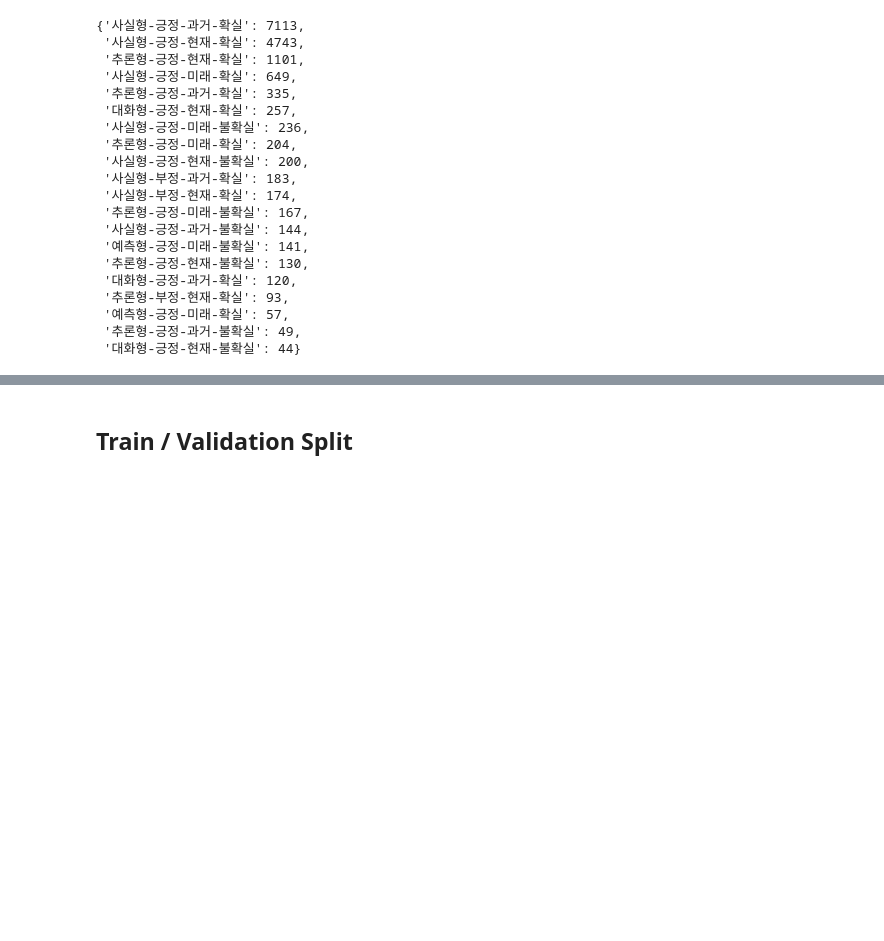
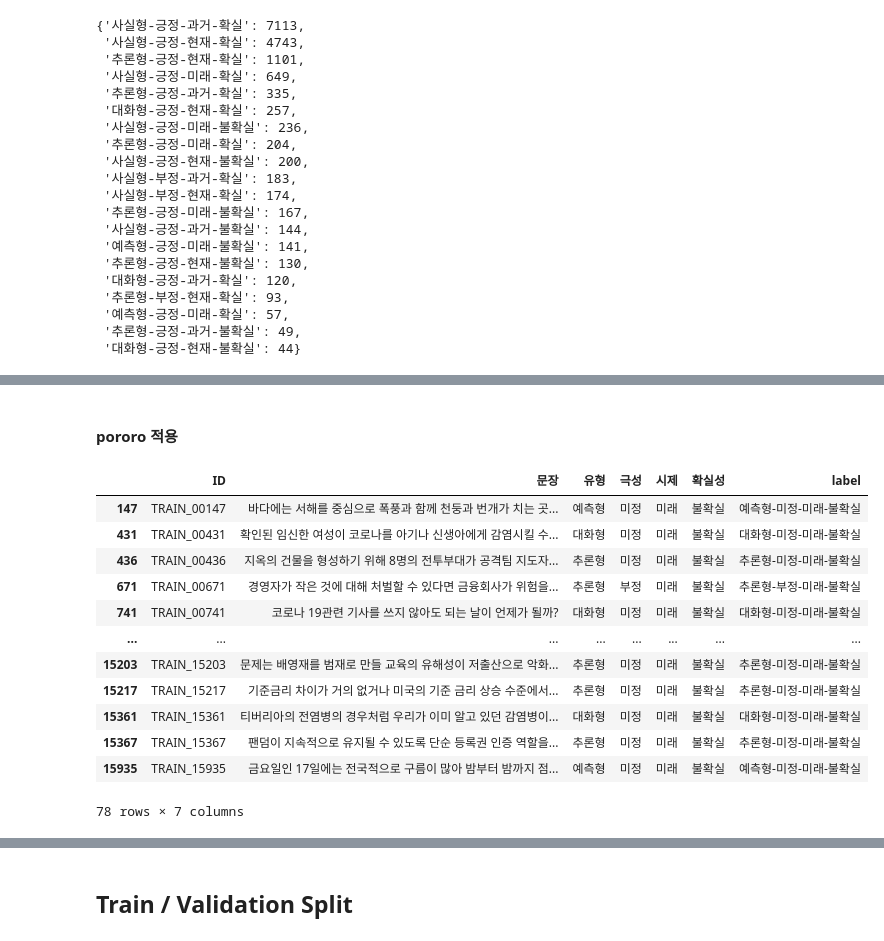
Before and after one commit to seul1230/2022_likelion, a Jupyter notebook: [NLP] sentence_category/seul_sentence_category.ipynb, the cells around one changed output, grey strips where cells are left out. Saved outputs shown, nothing was run; the diff lists cells and outputs as text; code cells hidden in the pictures; blank space fills up the shorter version.

```diff
--- a/[NLP] sentence_category/seul_sentence_category.ipynb
+++ b/[NLP] sentence_category/seul_sentence_category.ipynb
@@ -194,0 +275,2 @@ sns.barplot(y = list(counter.keys()), x = list(counter.values()));
+# %% [markdown]
+#### pororo 적용
@@ -194,0 +297,16 @@ sns.barplot(y = list(counter.keys()), x = list(counter.values()));
+# %%
+pororo_up
+# %% [output]
+|  | ID | 문장 | 유형 | 극성 | 시제 | 확실성 | label |
+| 147 | TRAIN_00147 | 바다에는 서해를 중심으로 폭풍과 함께 천둥과 번개가 치는 곳... | 예측형 | 미정 | 미래 | 불확실 | 예측형-미정-미래-불확실 |
+| 431 | TRAIN_00431 | 확인된 임신한 여성이 코로나를 아기나 신생아에게 감염시킬 수... | 대화형 | 미정 | 미래 | 불확실 | 대화형-미정-미래-불확실 |
+| 436 | TRAIN_00436 | 지옥의 건물을 형성하기 위해 8명의 전투부대가 공격팀 지도자... | 추론형 | 미정 | 미래 | 불확실 | 추론형-미정-미래-불확실 |
+| 671 | TRAIN_00671 | 경영자가 작은 것에 대해 처벌할 수 있다면 금융회사가 위험을... | 추론형 | 부정 | 미래 | 불확실 | 추론형-부정-미래-불확실 |
+| 741 | TRAIN_00741 | 코로나 19관련 기사를 쓰지 않아도 되는 날이 언제가 될까? | 대화형 | 미정 | 미래 | 불확실 | 대화형-미정-미래-불확실 |
+| ... | ... | ... | ... | ... | ... | ... | ... |
+| 15203 | TRAIN_15203 | 문제는 배영재를 범재로 만들 교육의 유해성이 저출산으로 악화... | 추론형 | 미정 | 미래 | 불확실 | 추론형-미정-미래-불확실 |
+| 15217 | TRAIN_15217 | 기준금리 차이가 거의 없거나 미국의 기준 금리 상승 수준에서... | 추론형 | 미정 | 미래 | 불확실 | 추론형-미정-미래-불확실 |
+| 15361 | TRAIN_15361 | 티버리아의 전염병의 경우처럼 우리가 이미 알고 있던 감염병이... | 대화형 | 미정 | 미래 | 불확실 | 대화형-미정-미래-불확실 |
+| 15367 | TRAIN_15367 | 팬덤이 지속적으로 유지될 수 있도록 단순 등록권 인증 역할을... | 추론형 | 미정 | 미래 | 불확실 | 추론형-미정-미래-불확실 |
+| 15935 | TRAIN_15935 | 금요일인 17일에는 전국적으로 구름이 많아 밤부터 밤까지 점... | 예측형 | 미정 | 미래 | 불확실 | 예측형-미정-미래-불확실 |
+78 rows × 7 columns
```
Also changed, not shown: parts of 43 cells of this notebook, 1 other file.
